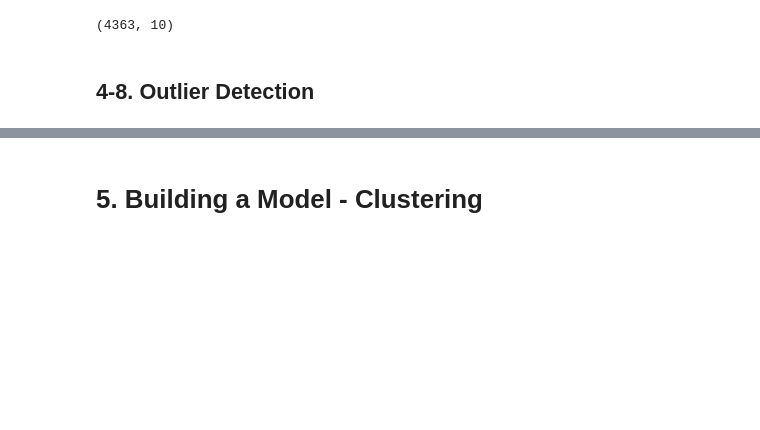
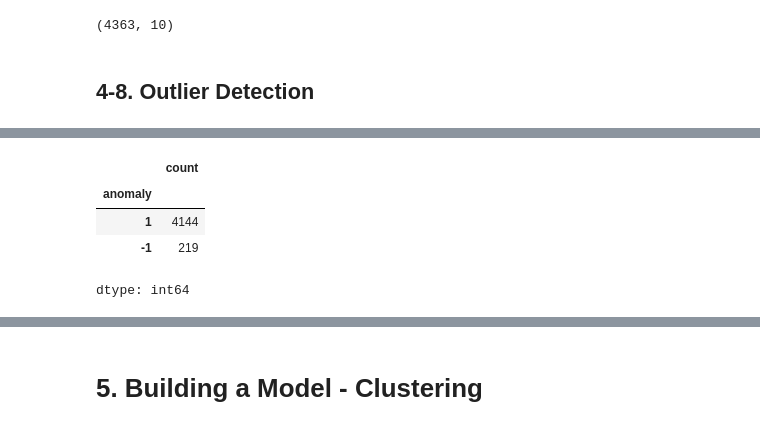
Before and after one commit to iamyunaseo/e-commerce-customer-behavior-analytics, a Jupyter notebook: e-commerce-customer-behavior-analytics.ipynb, the cells around one changed output, grey strips where cells are left out. Cells and saved outputs as stored; diff of their text form; code cells hidden in the pictures; blank space fills up the shorter version.

```diff
--- a/e-commerce-customer-behavior-analytics.ipynb
+++ b/e-commerce-customer-behavior-analytics.ipynb
@@ -897,0 +939,8 @@ IsolationForest
+# %%
+if_df['anomaly'].value_counts()
+# %% [output]
+|  | count |
+| anomaly |  |
+| 1 | 4144 |
+| -1 | 219 |
+dtype: int64
```
Also changed, not shown: parts of 12 cells of this notebook.
